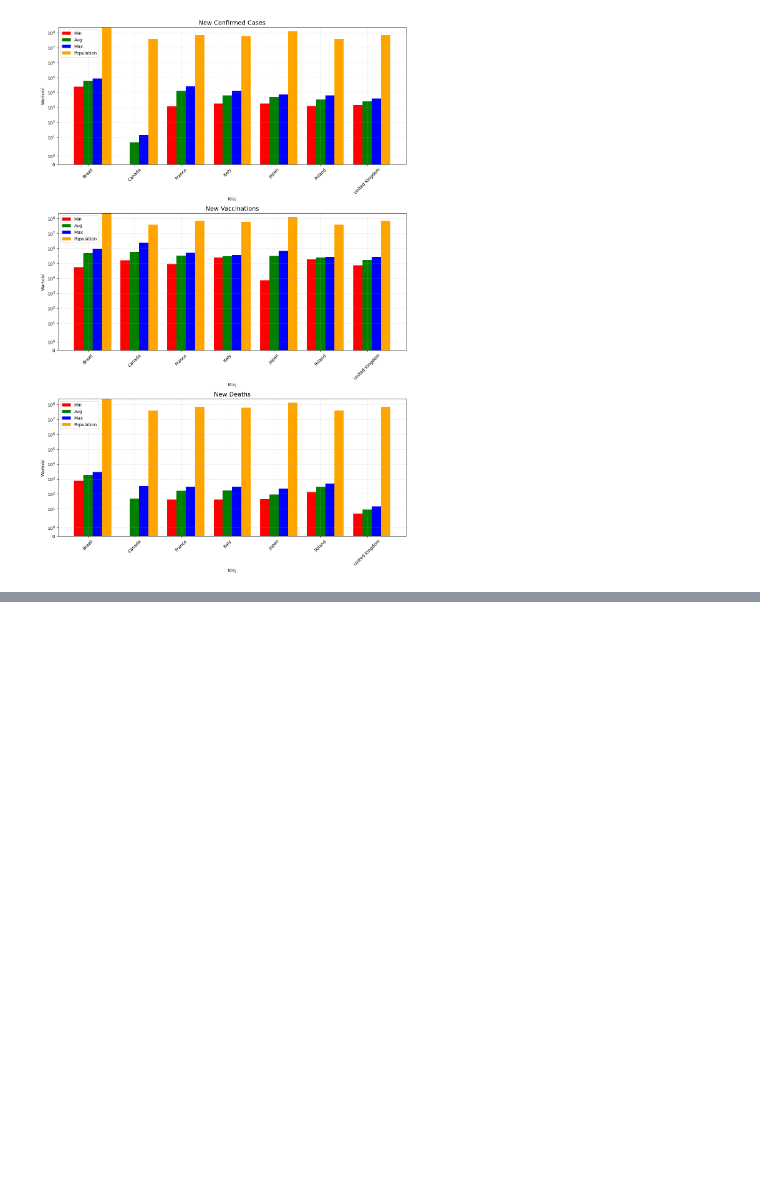
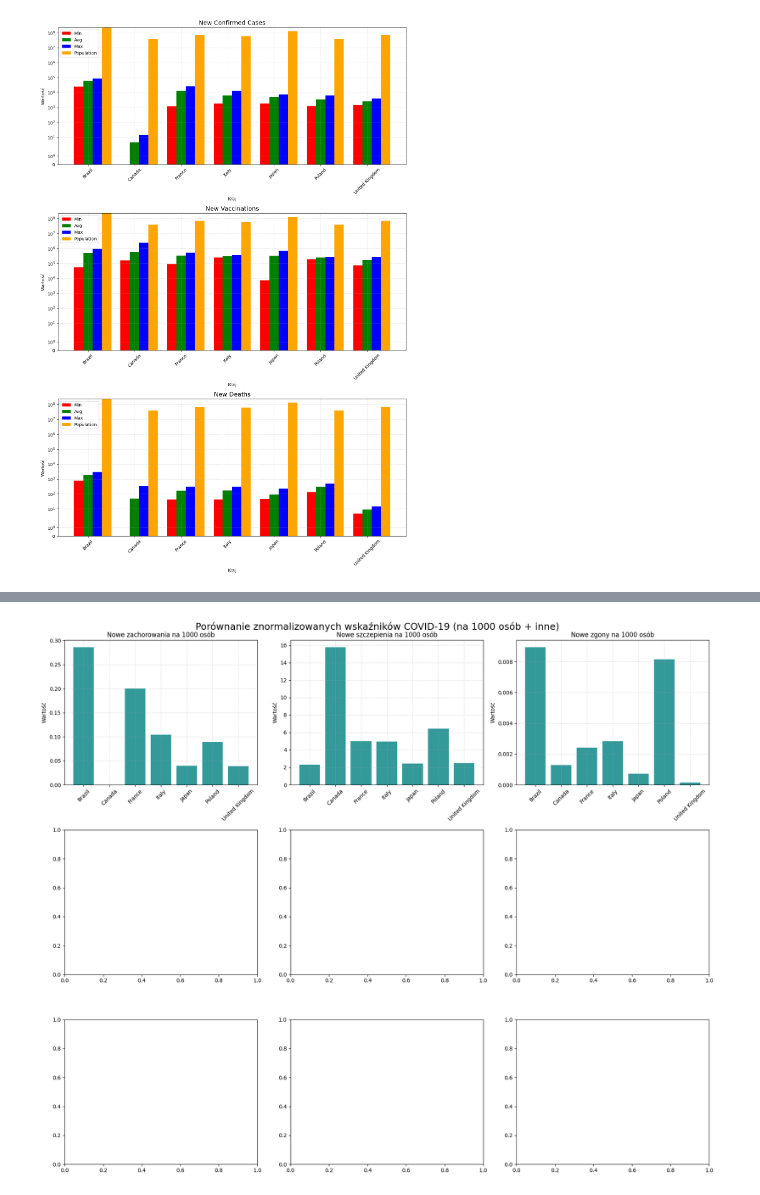
Before and after one commit to JakubKaczmarek5764/BigData1, a Jupyter notebook: zad2.ipynb, the cells around one changed output, grey strips where cells are left out. Drawn from its saved outputs; the diff is of its cells as text; code cells hidden in the pictures; blank space fills up the shorter version.

```diff
--- a/zad2.ipynb
+++ b/zad2.ipynb
@@ -285,0 +316,6 @@ plt.show()
+# %%
+merged['cases_per_1000'] = merged['new_confirmed_avg'] / merged['population'] * 1000
+merged['vaccinations_per_1000'] = merged['new_persons_vaccinated_avg'] / merged['population'] * 1000
+merged['deaths_per_1000'] = merged['new_deceased_avg'] / merged['population'] * 1000
+merged
+#TODO: dodatkowe przypadki
@@ -285,0 +331,33 @@ plt.show()
+# %%
+fig, axes = plt.subplots(3, 3, figsize=(18, 15))
+fig.suptitle('Porównanie znormalizowanych wskaźników COVID-19 (na 1000 osób + inne)', fontsize=18)
+
+# Lista metryk i tytułów
+indicators = [
+    ('cases_per_1000', 'Nowe zachorowania na 1000 osób'),
+    ('vaccinations_per_1000', 'Nowe szczepienia na 1000 osób'),
+    ('deaths_per_1000', 'Nowe zgony na 1000 osób'),
+]
+
+# Wykresy
+for idx, (col, title) in enumerate(indicators):
+    row, col_pos = divmod(idx, 3)
+    ax = axes[row, col_pos]
+
+    if col in merged.columns:
+        data = merged
+
+    countries = data['country_name']
+    values = data[col]
+
+    ax.bar(countries, values, color='teal', alpha=0.8)
+    ax.set_title(title)
+    ax.set_ylabel('Wartość')
+    ax.tick_params(axis='x', rotation=45)
+    ax.grid(True, linestyle='--', alpha=0.4)
+
+plt.tight_layout()
+plt.show()
+#TODO: Poprawić bo to sprawka wiadomego narzędzia
+# %% [output]
+[figure, added]
```
Also changed, not shown: parts of 4 cells of this notebook.
